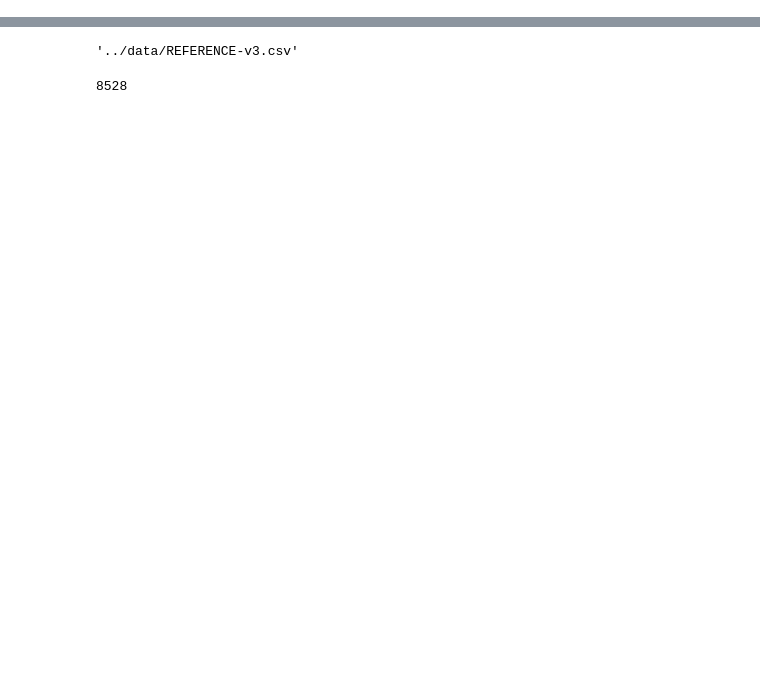
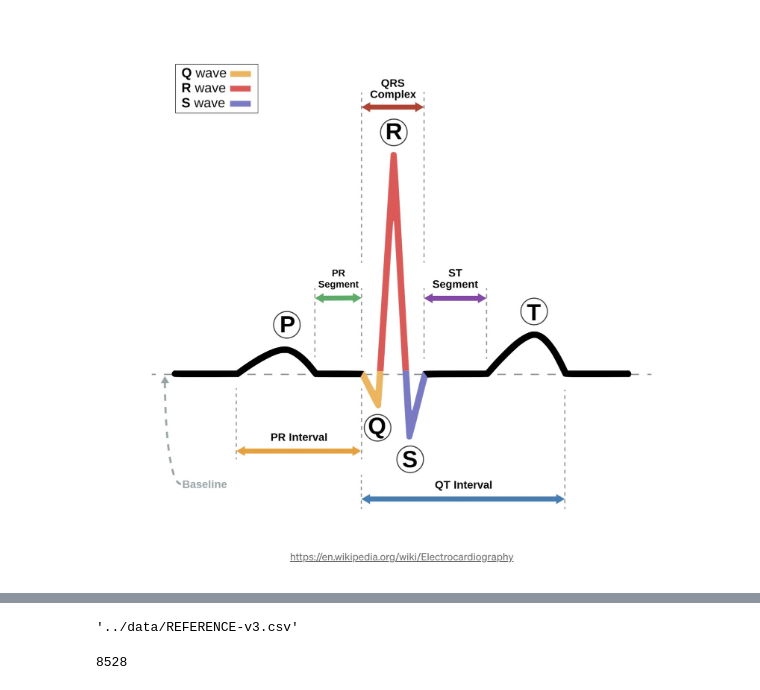
Before and after one commit to jessie831024/algo_ecg, a Jupyter notebook: notebooks/data_exploration.ipynb, the cells around one changed output, grey strips where cells are left out. Saved outputs shown, nothing was run; the diff lists cells and outputs as text; code cells hidden in the pictures; blank space fills up the shorter version.

```diff
--- a/notebooks/data_exploration.ipynb
+++ b/notebooks/data_exploration.ipynb
@@ -16,0 +43,5 @@ import matplotlib.pyplot as plt
+# %%
+img = Image.open('../images/QRS.jpg')
+display(img)
+# %% [output]
+[figure, added]
```
Also changed, not shown: parts of 26 cells of this notebook, 5 other files.
